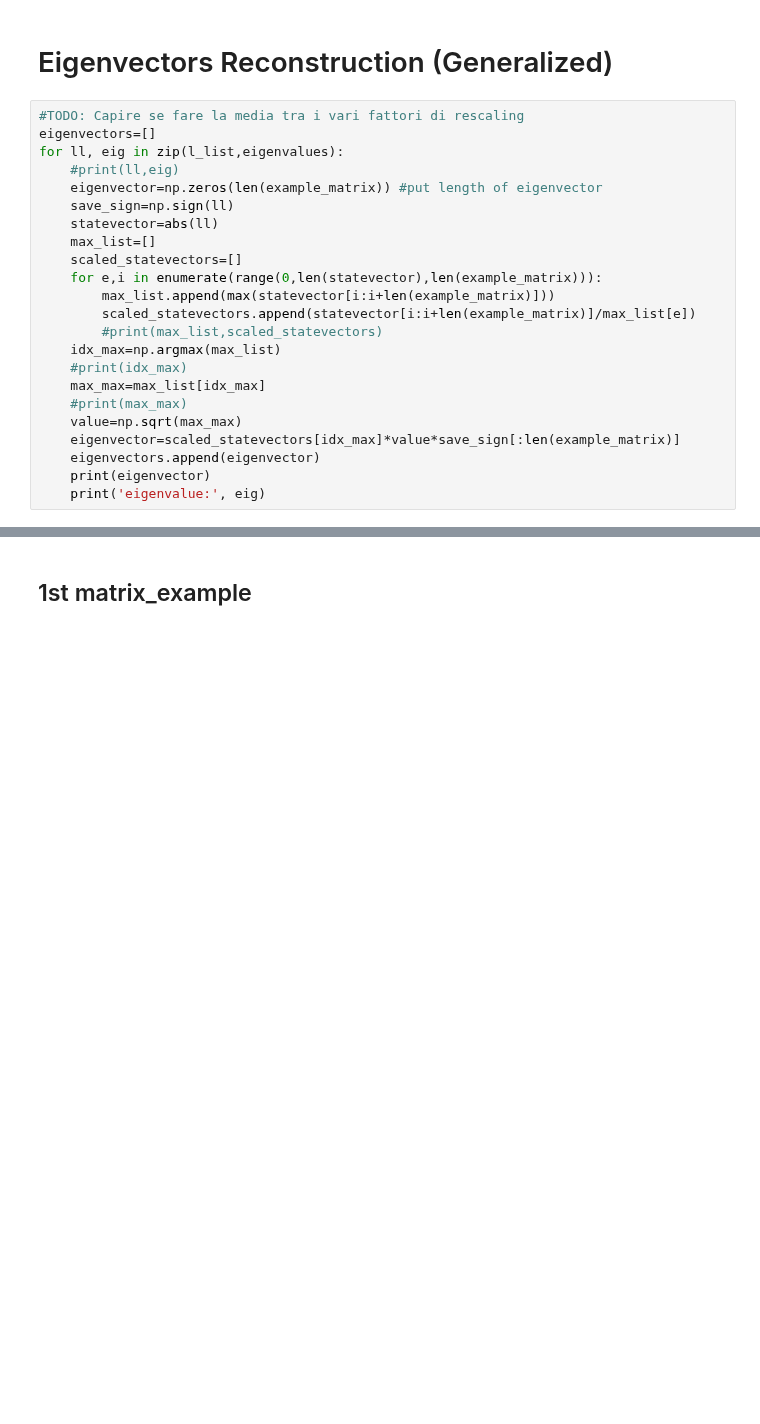
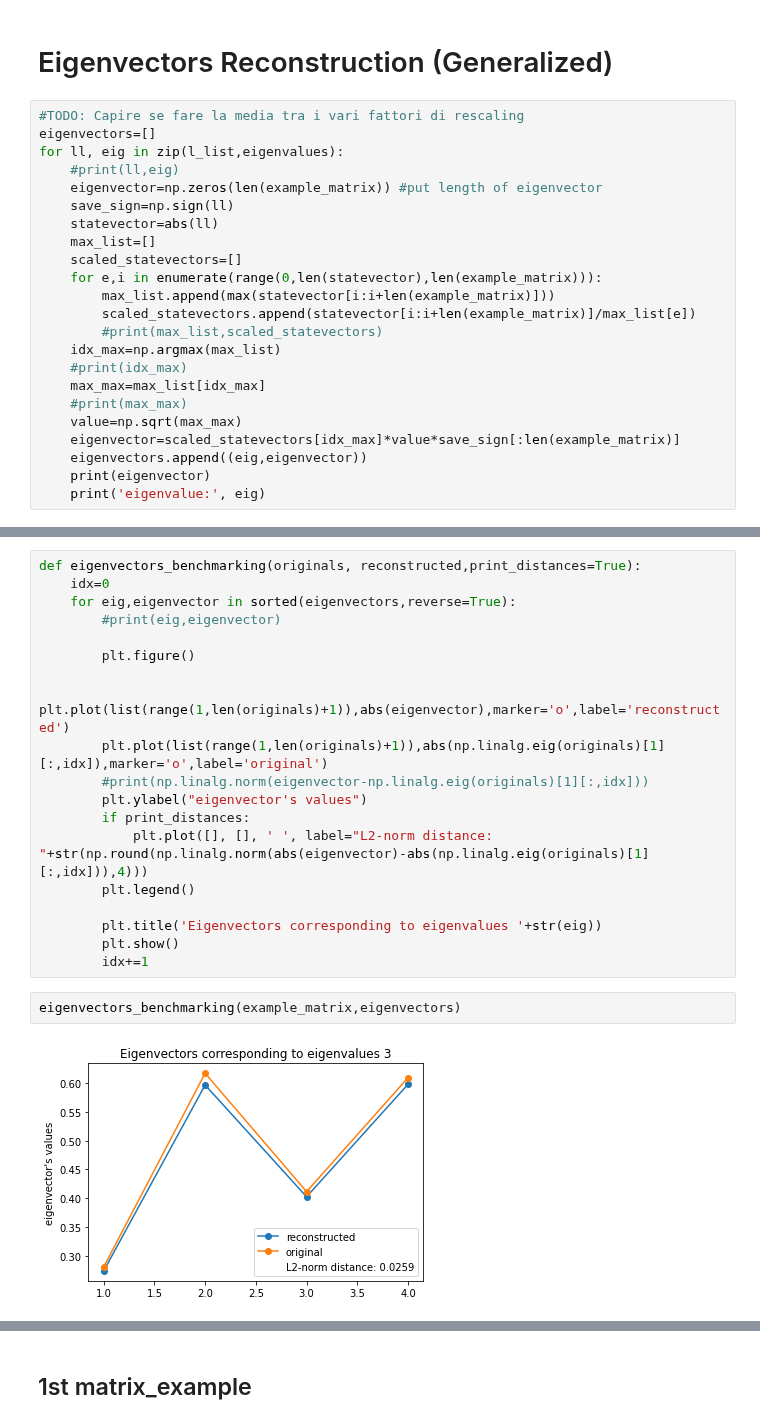
Before and after one commit to PolnareffPark/QuPCA, a Jupyter notebook: tomography_test.ipynb, the cells around one changed output, grey strips where cells are left out. Cells and saved outputs as stored; diff of their text form; blank space fills up the shorter version.

Commit message:
add eigenvectors benchmarking

```diff
--- a/tomography_test.ipynb
+++ b/tomography_test.ipynb
@@ -670,7 +676,7 @@ for ll, eig in zip(l_list,eigenvalues):
     #print(max_max)
     value=np.sqrt(max_max)
     eigenvector=scaled_statevectors[idx_max]*value*save_sign[:len(example_matrix)]
-    eigenvectors.append(eigenvector)
+    eigenvectors.append((eig,eigenvector))
     print(eigenvector)
     print('eigenvalue:', eig)
 # %% [output]
@@ -692,0 +701,23 @@ np.linalg.eig(example_matrix)
+# %%
+def eigenvectors_benchmarking(originals, reconstructed,print_distances=True):
+    idx=0
+    for eig,eigenvector in sorted(eigenvectors,reverse=True):
+        #print(eig,eigenvector)
+
+        plt.figure()
+
+        plt.plot(list(range(1,len(originals)+1)),abs(eigenvector),marker='o',label='reconstructed')
+        plt.plot(list(range(1,len(originals)+1)),abs(np.linalg.eig(originals)[1][:,idx]),marker='o',label='original')
+        #print(np.linalg.norm(eigenvector-np.linalg.eig(originals)[1][:,idx]))
+        plt.ylabel("eigenvector's values")
+        if print_distances:
+            plt.plot([], [], ' ', label="L2-norm distance: "+str(np.round(np.linalg.norm(abs(eigenvector)-abs(np.linalg.eig(originals)[1][:,idx])),4)))
+        plt.legend()
+
+        plt.title('Eigenvectors corresponding to eigenvalues '+str(eig))
+        plt.show()
+        idx+=1
+# %%
+eigenvectors_benchmarking(example_matrix,eigenvectors)
+# %% [output]
+[figure, added]
```
Also changed, not shown: parts of 26 cells of this notebook.
